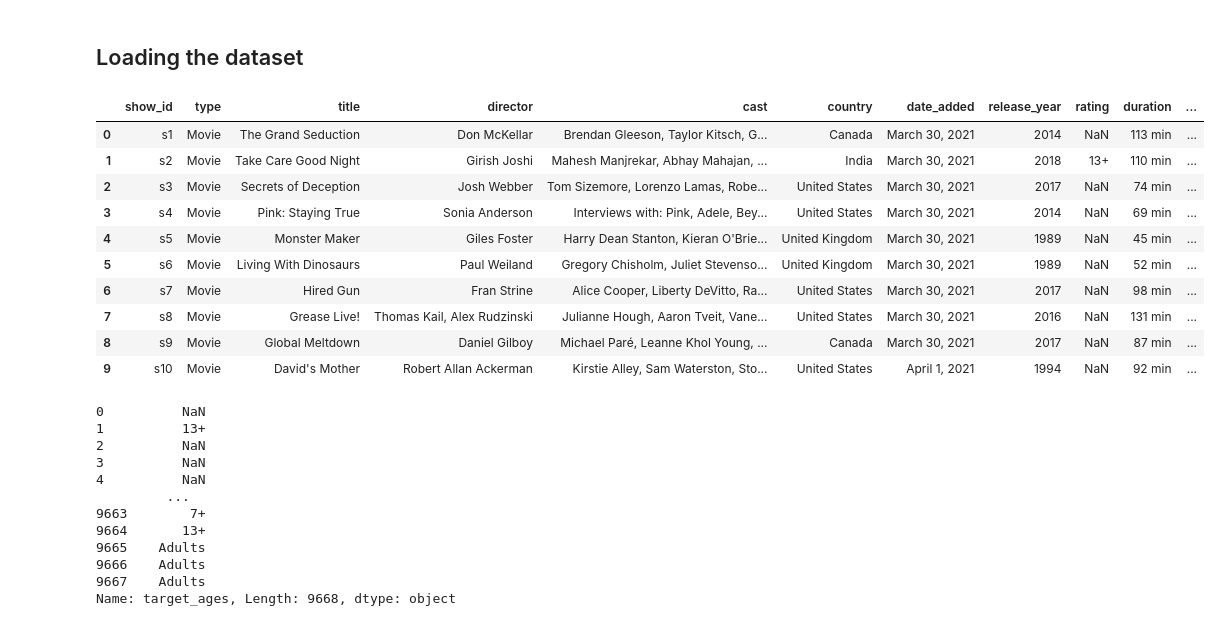
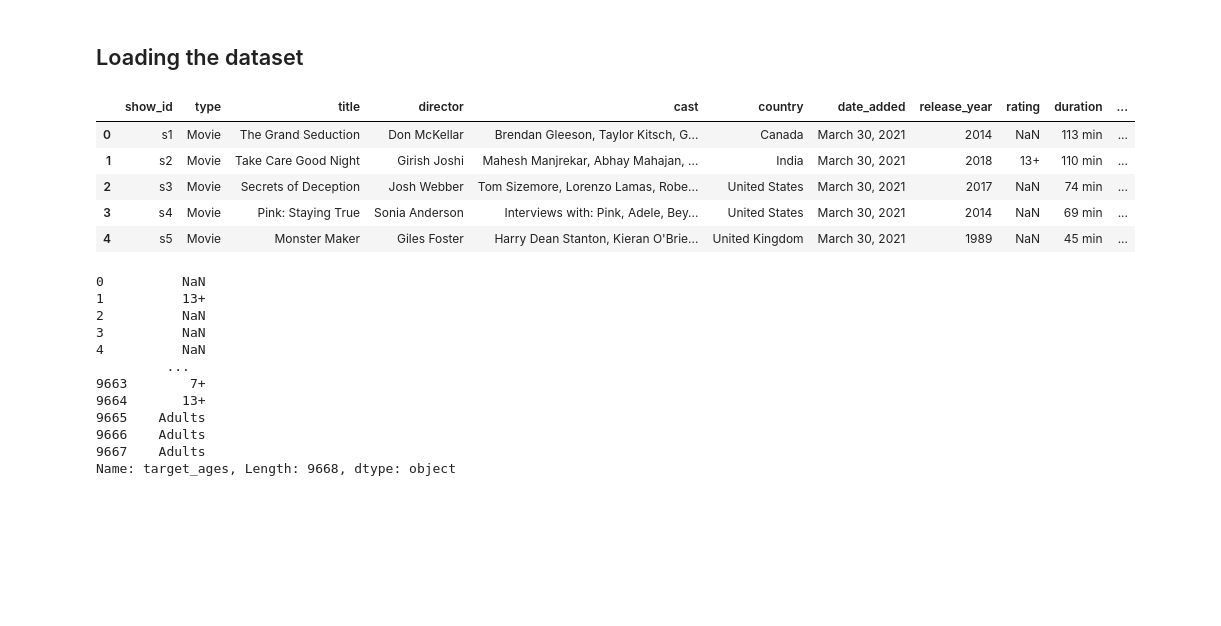
Before and after one commit to Yeyeong99/Aiffel_Datathon, a Jupyter notebook: 4 ott basic eda 1.ipynb, the cells around one changed output. Cells and saved outputs as stored; diff of their text form; code cells hidden in the pictures; blank space fills up the shorter version.

```diff
--- a/4 ott basic eda 1.ipynb
+++ b/4 ott basic eda 1.ipynb
@@ -469,19 +466,14 @@ age_genre_heatmap(dsny_tv, ['Kids', 'Older Kids', 'Teens'])
 ## Loading the dataset
 # %%
 amz_basic = pd.read_csv('./amazon_prime_titles.csv')
-amz_basic.head(10)
+amz_basic.head()
 # %% [output]
 |  | show_id | type | title | director | cast | country | date_added | release_year | rating | duration | ... |
 | 0 | s1 | Movie | The Grand Seduction | Don McKellar | Brendan Gleeson, Taylor Kitsch, G... | Canada | March 30, 2021 | 2014 | NaN | 113 min | ... |
 | 1 | s2 | Movie | Take Care Good Night | Girish Joshi | Mahesh Manjrekar, Abhay Mahajan, ... | India | March 30, 2021 | 2018 | 13+ | 110 min | ... |
 | 2 | s3 | Movie | Secrets of Deception | Josh Webber | Tom Sizemore, Lorenzo Lamas, Robe... | United States | March 30, 2021 | 2017 | NaN | 74 min | ... |
 | 3 | s4 | Movie | Pink: Staying True | Sonia Anderson | Interviews with: Pink, Adele, Bey... | United States | March 30, 2021 | 2014 | NaN | 69 min | ... |
 | 4 | s5 | Movie | Monster Maker | Giles Foster | Harry Dean Stanton, Kieran O'Brie... | United Kingdom | March 30, 2021 | 1989 | NaN | 45 min | ... |
-| 5 | s6 | Movie | Living With Dinosaurs | Paul Weiland | Gregory Chisholm, Juliet Stevenso... | United Kingdom | March 30, 2021 | 1989 | NaN | 52 min | ... |
-| 6 | s7 | Movie | Hired Gun | Fran Strine | Alice Cooper, Liberty DeVitto, Ra... | United States | March 30, 2021 | 2017 | NaN | 98 min | ... |
-| 7 | s8 | Movie | Grease Live! | Thomas Kail, Alex Rudzinski | Julianne Hough, Aaron Tveit, Vane... | United States | March 30, 2021 | 2016 | NaN | 131 min | ... |
-| 8 | s9 | Movie | Global Meltdown | Daniel Gilboy | Michael Paré, Leanne Khol Young, ... | Canada | March 30, 2021 | 2017 | NaN | 87 min | ... |
-| 9 | s10 | Movie | David's Mother | Robert Allan Ackerman | Kirstie Alley, Sam Waterston, Sto... | United States | April 1, 2021 | 1994 | NaN | 92 min | ... |
 # %%
 # ratings 변경
 add_target_ages(amz_basic)
```
Also changed, not shown: parts of 29 cells of this notebook.
